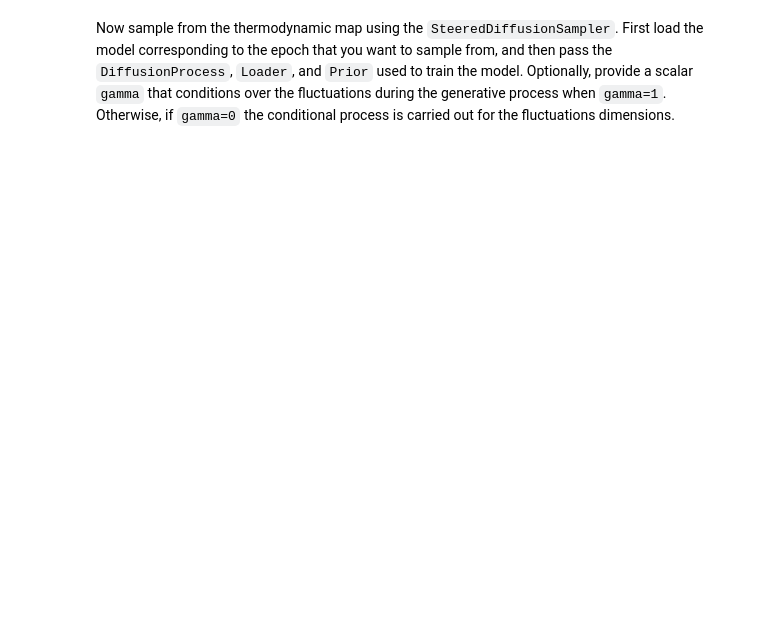
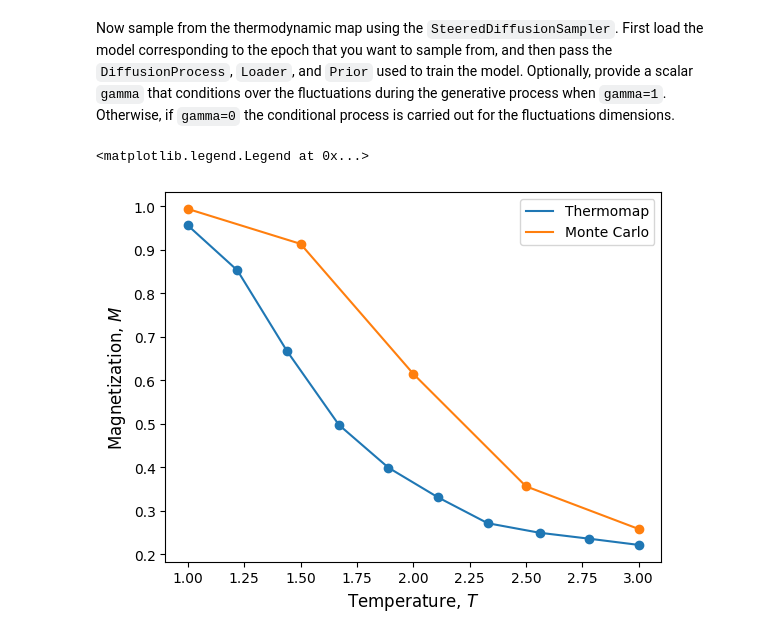
Before and after one commit to lherron2/thermomaps-ising, a Jupyter notebook: Ising_TM.ipynb, the cells around one changed output. Saved outputs shown, nothing was run; the diff lists cells and outputs as text; code cells hidden in the pictures; blank space fills up the shorter version.

```diff
--- a/Ising_TM.ipynb
+++ b/Ising_TM.ipynb
@@ -54,7 +57,7 @@ class IsingArgs:
   filename = "ising"
 # %%
-dataset, paired_temperatures, trajectory_fluctuation_dict = [], [], {}
-temperatures = [1,2,3]
+dataset, paired_temperatures, trajectory_dict, trajectory_fluctuation_dict = [], [], {}, {}
+temperatures = [1,1.5,2,2.5,3]
 
 # Generating data at three temperatures using Swedsen-Wang sampling
 for sim_idx, temp in enumerate(temperatures):
@@ -63,7 +66,7 @@ for sim_idx, temp in enumerate(temperatures):
 
   # Initialize simulation
   sim = IsingSwendsenWang(size = IsingArgs.size, warm_up = IsingArgs.warm_up,
-                          temp = temp, Jx = 1, Jy = 1)
+                          temp = temp, Jx = IsingArgs.Jx, Jy = IsingArgs.Jy)
 
   # Run simulation
   results = sim.simulate(steps = IsingArgs.steps, observables = observables,
@@ -83,6 +86,7 @@ for sim_idx, temp in enumerate(temperatures):
   # Each coordinate trajectory was collected at a temperature and has associated fluctuations
   # (include sim_idx in case there are repeat temperatures)
   trajectory_fluctuation_dict[f"{temp}_{sim_idx}"] = fluctuations
+  trajectory_dict[f"{temp}_{sim_idx}"] = coordinates
 
   # Each coordinate frame is paired with a temperature
   temps_arr = np.ones(len(coordinates)) * temp
@@ -167,0 +174,40 @@ sampler.sample_loop(num_samples=1000, batch_size=1000, save_prefix='ising',
+# %%
+def recursive_scandir(path):
+    with os.scandir(path) as it:
+        for entry in it:
+            yield entry  # Yield the current entry
+            if entry.is_dir():  # If the entry is a directory, recurse into it
+                yield from recursive_scandir(entry.path)
+# %%
+mag_dict = {}
+for f in recursive_scandir('/content/TM/samples/'):
+  if f.is_file() and f.name.endswith('npz'):
+    temp = float(os.path.basename(os.path.dirname(f.path))[:-1])
+    npz = np.load(f.path)
+    samples = npz['traj'].squeeze()
+    samples[samples > 0] = 1
+    samples[samples < 0] = -1
+    mag_dict[temp] = np.array([abs(Magnetization().evaluate(s)) for s in samples]).mean()
+
+sim_mag_dict = {}
+for k, series in trajectory_dict.items():
+  k = float(k.split('_')[0])
+  sim_mag_dict[k] = np.array([abs(Magnetization().evaluate(s)) for s in series]).mean()
+# %%
+idxs = np.argsort(list(mag_dict.keys()))
+x = np.array(list(mag_dict.keys()))[idxs]
+y = np.array(list(mag_dict.values()))[idxs]
+plt.scatter(x, y)
+plt.plot(x,y, label="Thermomap")
+
+idxs = np.argsort(list(sim_mag_dict.keys()))
+x = np.array(list(sim_mag_dict.keys()))[idxs]
+y = np.array(list(sim_mag_dict.values()))[idxs]
+plt.scatter(x, y)
+plt.plot(x,y, label="Monte Carlo")
+plt.xlabel("Temperature, $T$", fontsize=12)
+plt.ylabel("Magnetization, $M$", fontsize=12)
+plt.legend()
+# %% [output]
+<matplotlib.legend.Legend at 0x...>
+[figure, added]
```
Also changed, not shown: parts of 7 cells of this notebook.
